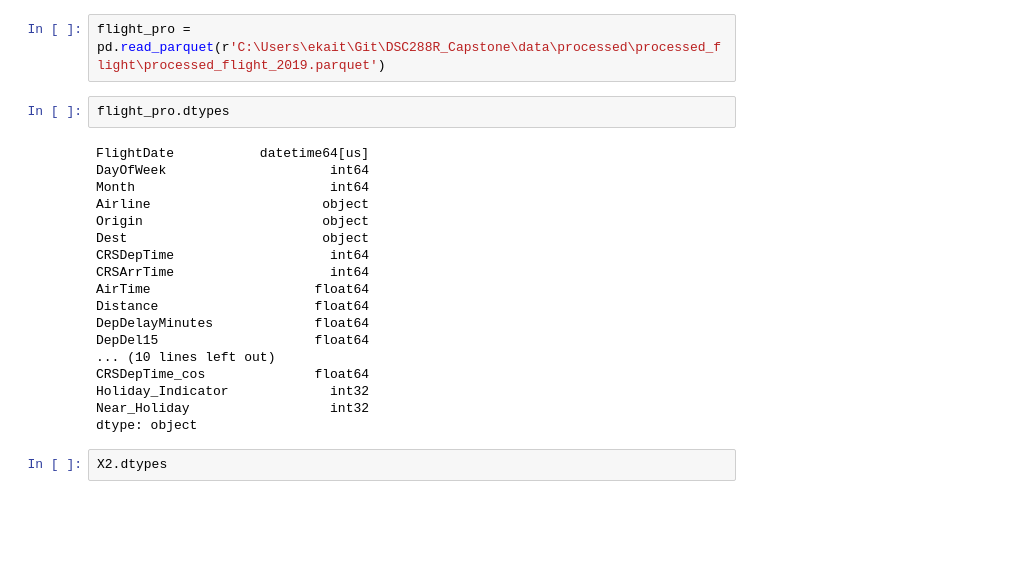
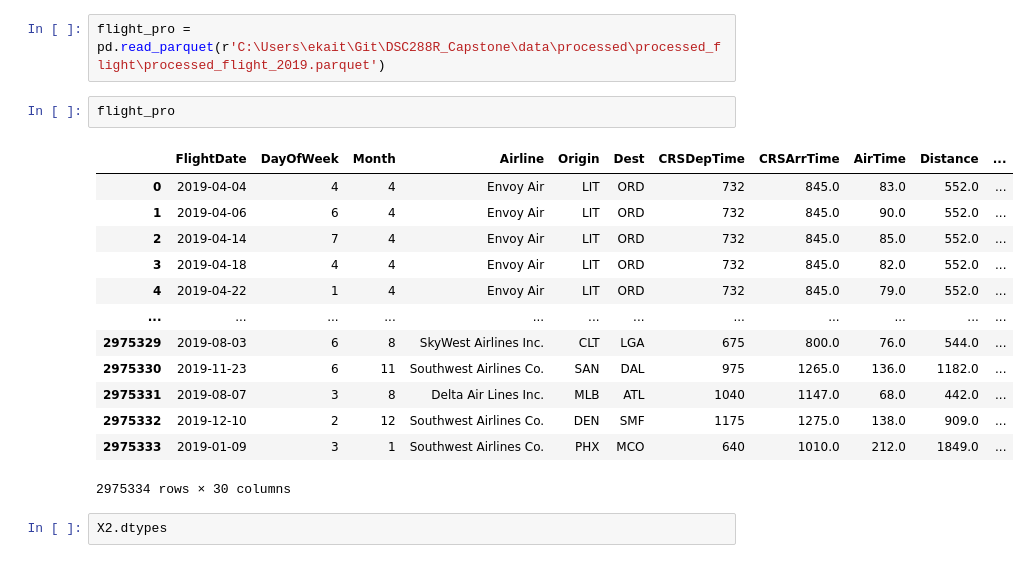
Before and after one commit to ekrichards/DSC288R_Capstone, a Jupyter notebook: notebooks/er_EDA.ipynb, the cells around one changed output. Drawn from its saved outputs; the diff is of its cells as text; blank space fills up the shorter version.

```diff
--- a/notebooks/er_EDA.ipynb
+++ b/notebooks/er_EDA.ipynb
@@ -456,25 +472,21 @@ dtype: object
 # %%
 flight_pro = pd.read_parquet(r'C:\Users\ekait\Git\DSC288R_Capstone\data\processed\processed_flight\processed_flight_2019.parquet')
 # %%
-flight_pro.dtypes
+flight_pro
 # %% [output]
+|  | FlightDate | DayOfWeek | Month | Airline | Origin | Dest | CRSDepTime | CRSArrTime | AirTime | Distance | ... |
+| 0 | 2019-04-04 | 4 | 4 | Envoy Air | LIT | ORD | 732 | 845.0 | 83.0 | 552.0 | ... |
+| 1 | 2019-04-06 | 6 | 4 | Envoy Air | LIT | ORD | 732 | 845.0 | 90.0 | 552.0 | ... |
+| 2 | 2019-04-14 | 7 | 4 | Envoy Air | LIT | ORD | 732 | 845.0 | 85.0 | 552.0 | ... |
+| 3 | 2019-04-18 | 4 | 4 | Envoy Air | LIT | ORD | 732 | 845.0 | 82.0 | 552.0 | ... |
+| 4 | 2019-04-22 | 1 | 4 | Envoy Air | LIT | ORD | 732 | 845.0 | 79.0 | 552.0 | ... |
+| ... | ... | ... | ... | ... | ... | ... | ... | ... | ... | ... | ... |
+| 2975329 | 2019-08-03 | 6 | 8 | SkyWest Airlines Inc. | CLT | LGA | 675 | 800.0 | 76.0 | 544.0 | ... |
+| 2975330 | 2019-11-23 | 6 | 11 | Southwest Airlines Co. | SAN | DAL | 975 | 1265.0 | 136.0 | 1182.0 | ... |
+| 2975331 | 2019-08-07 | 3 | 8 | Delta Air Lines Inc. | MLB | ATL | 1040 | 1147.0 | 68.0 | 442.0 | ... |
+| 2975332 | 2019-12-10 | 2 | 12 | Southwest Airlines Co. | DEN | SMF | 1175 | 1275.0 | 138.0 | 909.0 | ... |
+| 2975333 | 2019-01-09 | 3 | 1 | Southwest Airlines Co. | PHX | MCO | 640 | 1010.0 | 212.0 | 1849.0 | ... |
-FlightDate           datetime64[us]
-DayOfWeek                     int64
-Month                         int64
-Airline                      object
-Origin                       object
-Dest                         object
-CRSDepTime                    int64
-CRSArrTime                    int64
-AirTime                     float64
-Distance                    float64
-DepDelayMinutes             float64
-DepDel15                    float64
-... (10 lines left out)
-CRSDepTime_cos              float64
-Holiday_Indicator             int32
-Near_Holiday                  int32
-dtype: object
+2975334 rows × 30 columns
 # %%
 X2.dtypes
 # %% [output]
```
Also changed, not shown: parts of 5 cells of this notebook, 3 other files.
